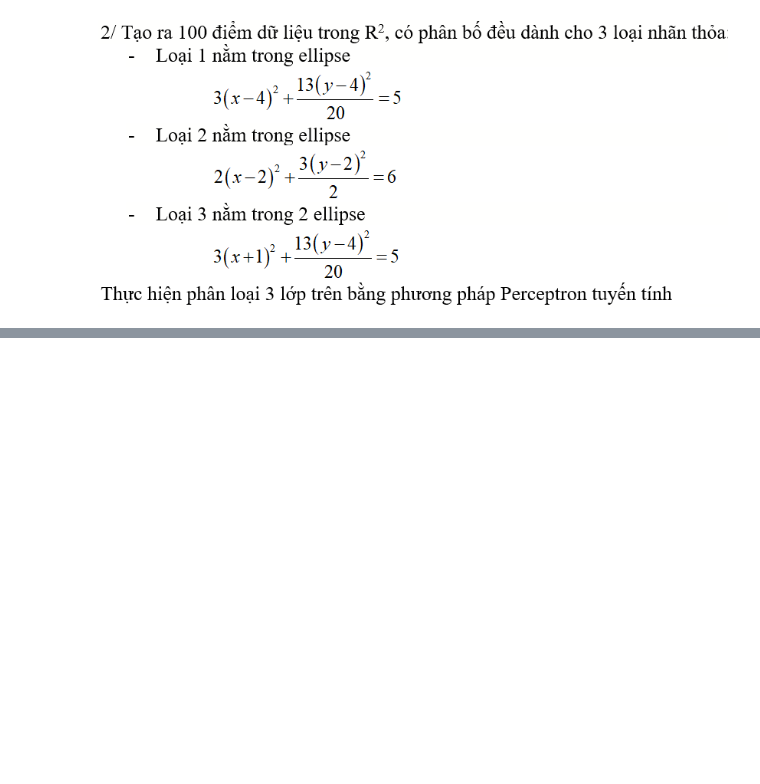
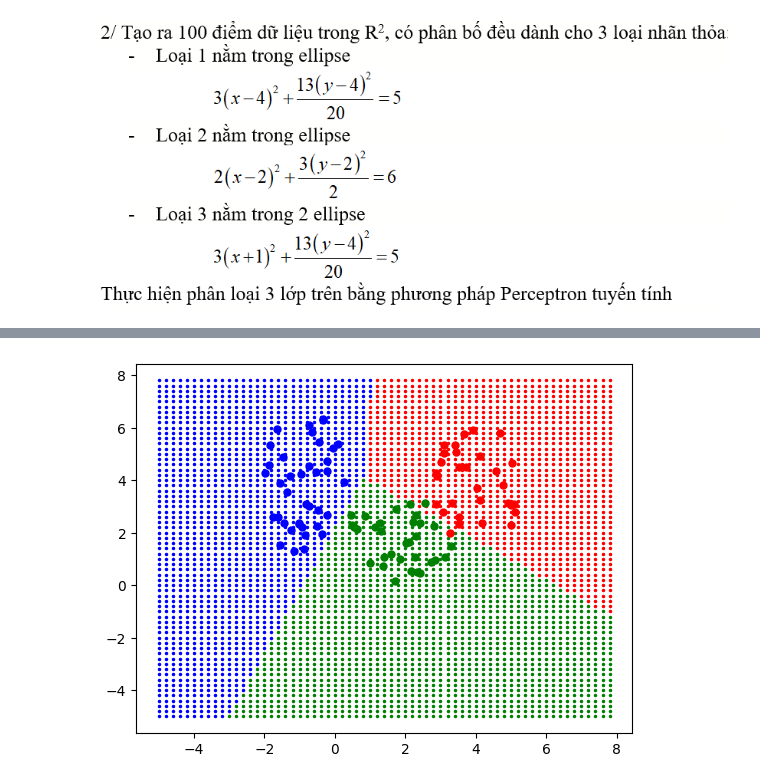
Before and after one commit to Nhunk/deeplearning, a Jupyter notebook: BTTH/Chuong1.ipynb, the cells around one changed output, grey strips where cells are left out. Cells and saved outputs as stored; diff of their text form; code cells hidden in the pictures; blank space fills up the shorter version.

```diff
--- a/BTTH/Chuong1.ipynb
+++ b/BTTH/Chuong1.ipynb
@@ -67,0 +96,16 @@ plt.show()
+# %%
+# VẼ ĐỒ THỊ PHÂN LOẠI 2D
+color = 'rgb'
+plt.figure()
+
+for x1 in np.arange(-5, 8, 0.2):
+    for x2 in np.arange(-5,8, 0.2):
+        x = np.array([x1, x2])
+        out = perceptron_multi(x, W)  # Tính toán đầu ra
+        label = np.argmax(out)  # Nhãn dự đoán
+        plt.plot(x1,x2,color[label]+'.',markersize=3)  # Vẽ điểm dự đoán
+
+for i in range(points.shape[0]):
+    plt.plot(points[i,0], points[i,1], color[labels[i]]+'.',markersize = 10) # Vẽ các điểm huấn luyện
+# %% [output]
+[figure, added]
```
Also changed, not shown: parts of 6 cells of this notebook.
